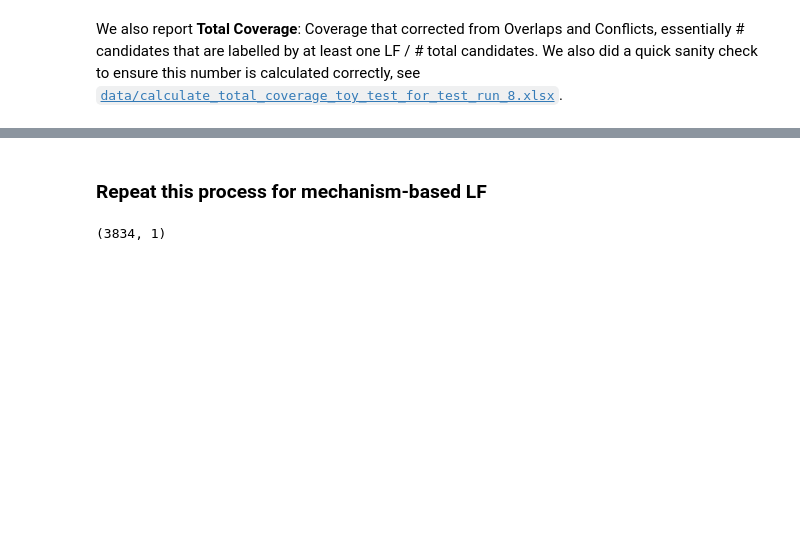
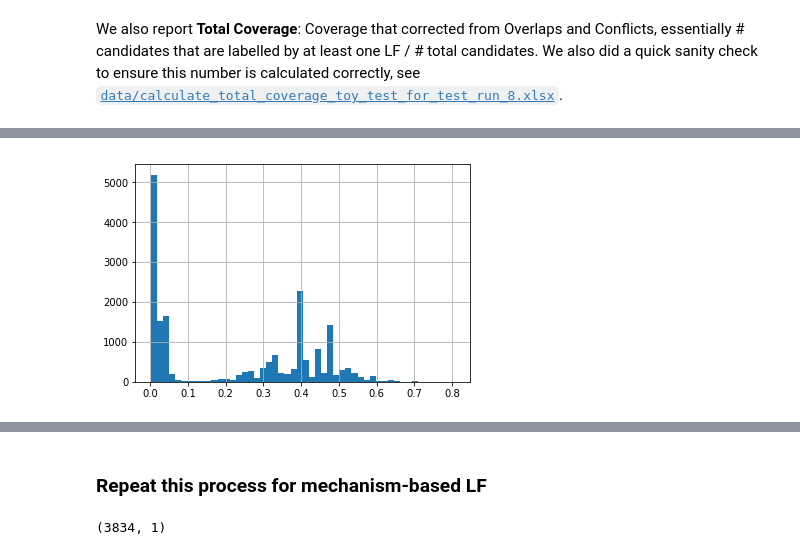
Before and after one commit to xeniaqian94/snorkel, a Jupyter notebook: abstractnet/testrun/Test_Run_9_Visualize the Capability of Generative Model .ipynb, the cells around one changed output, grey strips where cells are left out. Saved outputs shown, nothing was run; the diff lists cells and outputs as text; code cells hidden in the pictures; blank space fills up the shorter version.

```diff
--- a/abstractnet/testrun/Test_Run_9_Visualize the Capability of Generative Model .ipynb
+++ b/abstractnet/testrun/Test_Run_9_Visualize the Capability of Generative Model .ipynb
@@ -231,0 +257,10 @@ NameError: name 'L_dev' is not defined
+# %%
+from snorkel.learning import GenerativeModel
+np.random.seed(1701)
+%time L_train = labeler.apply(split=0)
+L_train
+printmd("**Total non_overlapping_coverage on L_train (percentage of labelled over all)**  "+str(L_train.non_overlapping_coverage()))
+gen_model = GenerativeModel(lf_propensity=True)
+gen_model.train(L_train, epochs=100, decay=0.95, step_size=0.1/L_train.shape[0], reg_param=0.0)
+
+print("Finished training generative model, now checking performance against development set labels...")
@@ -231,0 +322,8 @@ NameError: name 'L_dev' is not defined
+# %%
+train_marginals = gen_model.marginals(L_train)  # the marginal probability of each candidate being True
+import matplotlib.pyplot as plt
+plt.hist(train_marginals, bins=50)
+plt.grid()
+plt.show()
+# %% [output]
+[figure, added]
```
Also changed, not shown: parts of 8 cells of this notebook, 9 other files.
